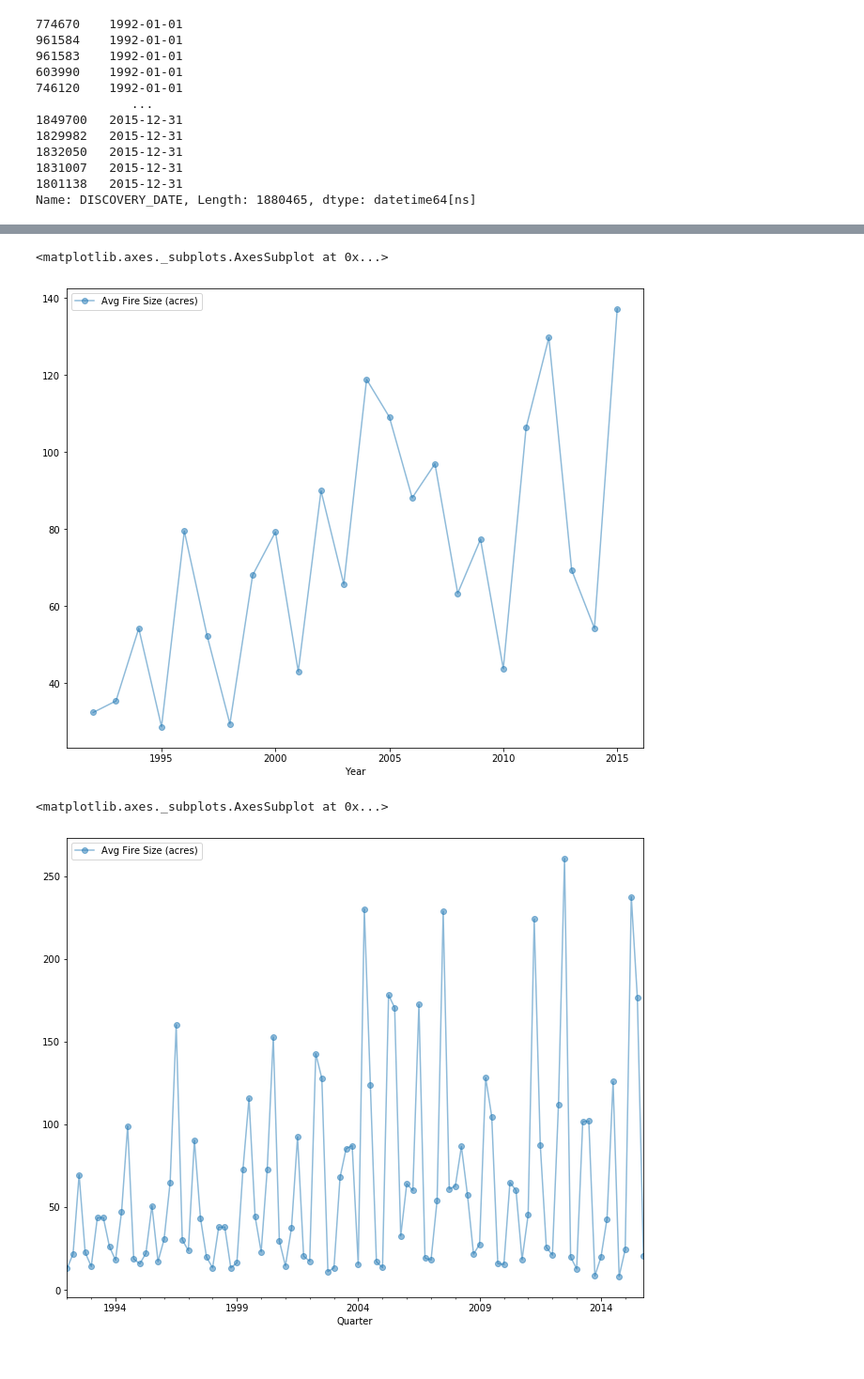
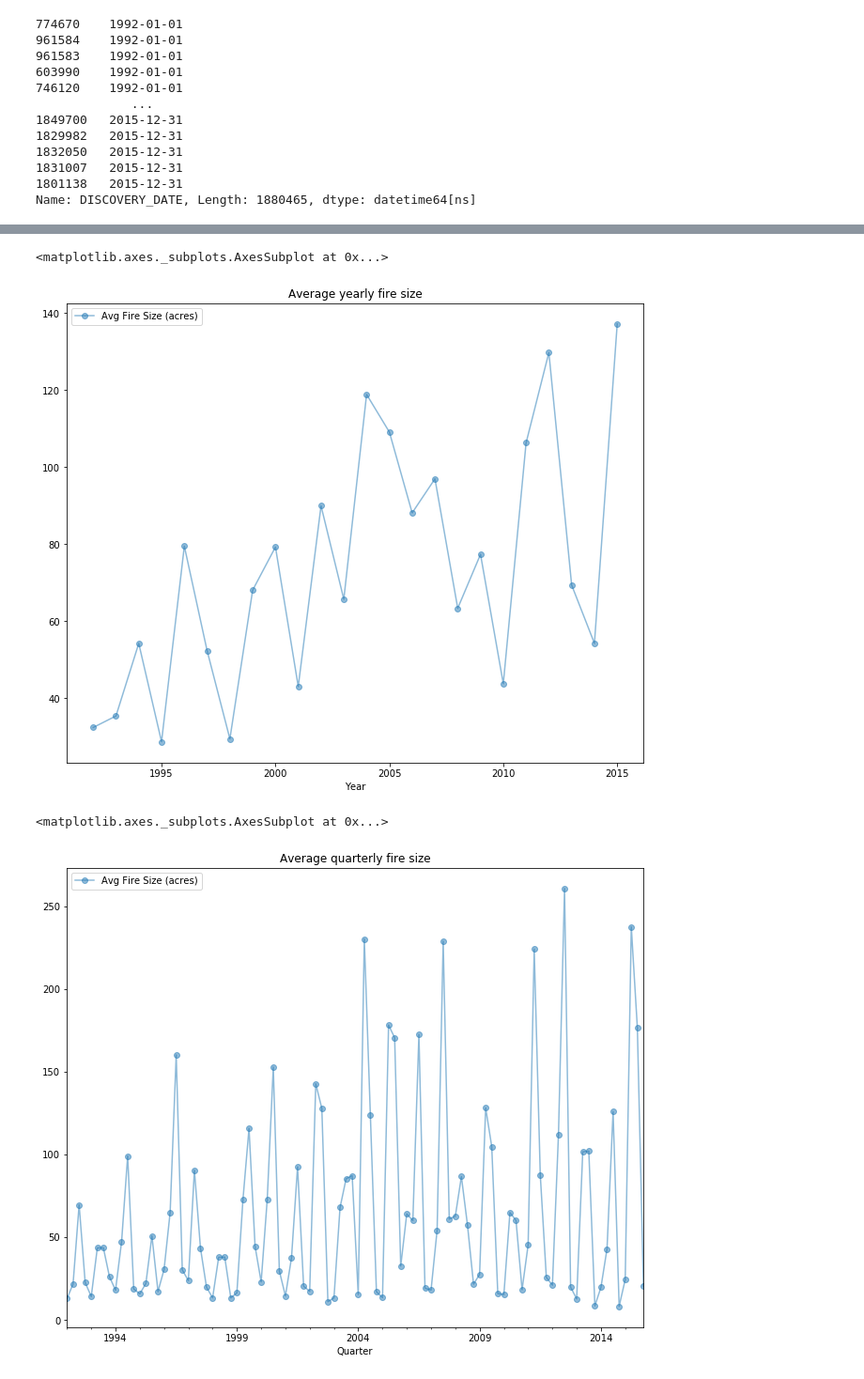
Before and after one commit to mcmarius/InformationVisualization, a Jupyter notebook: Timeseries.ipynb, the cells around one changed output, grey strips where cells are left out. Shown at 94% size. Cells and saved outputs as stored; diff of their text form; code cells hidden in the pictures.

```diff
--- a/Timeseries.ipynb
+++ b/Timeseries.ipynb
@@ -56,15 +60,15 @@ fires.rename(columns={"DISCOVERY_DATE": "Day", "FIRE_SIZE": "Fire Size (acres)"}
 # %%
 fires_by_year = fires.groupby([fires["DISCOVERY_DATE"].dt.year])["FIRE_SIZE"].mean().rename_axis('Year').rename(level = 0, index = 'Avg Fire Size (acres)')
-fires_by_year.plot(y='Avg Fire Size (acres)', marker='o', linestyle='-', alpha=0.5, figsize=(11, 9), legend=True)
+fires_by_year.plot(y='Avg Fire Size (acres)', marker='o', linestyle='-', alpha=0.5, figsize=(11, 9), legend=True, title='Average yearly fire size')
 # %% [output]
 <matplotlib.axes._subplots.AxesSubplot at 0x...>
-[figure, old version]
+[figure, new version]
 # %%
 fires_by_quarter = fires.groupby(pd.Grouper(key="DISCOVERY_DATE", freq='Q'))["FIRE_SIZE"].mean().rename_axis('Quarter').rename(level = 0, index = 'Avg Fire Size (acres)')
-fires_by_quarter.plot(x='YEAR', y='FIRE_SIZE', marker='o', linestyle='-', alpha=0.5, figsize=(11, 9), legend=True)
+fires_by_quarter.plot(x='YEAR', y='FIRE_SIZE', marker='o', linestyle='-', alpha=0.5, figsize=(11, 9), legend=True, title='Average quarterly fire size')
 # %% [output]
 <matplotlib.axes._subplots.AxesSubplot at 0x...>
-[figure, old version]
+[figure, new version]
 # %%
 from fbprophet import Prophet
 from fbprophet.plot import add_changepoints_to_plot
```
Also changed, not shown: parts of 3 cells of this notebook.
